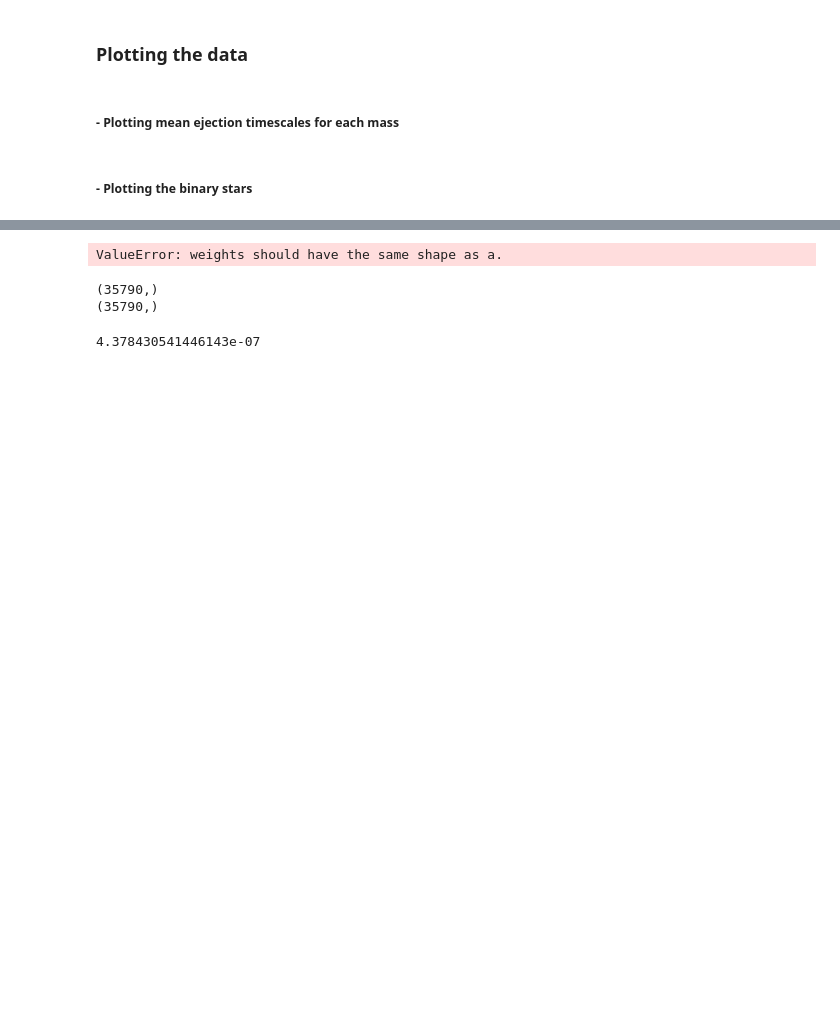
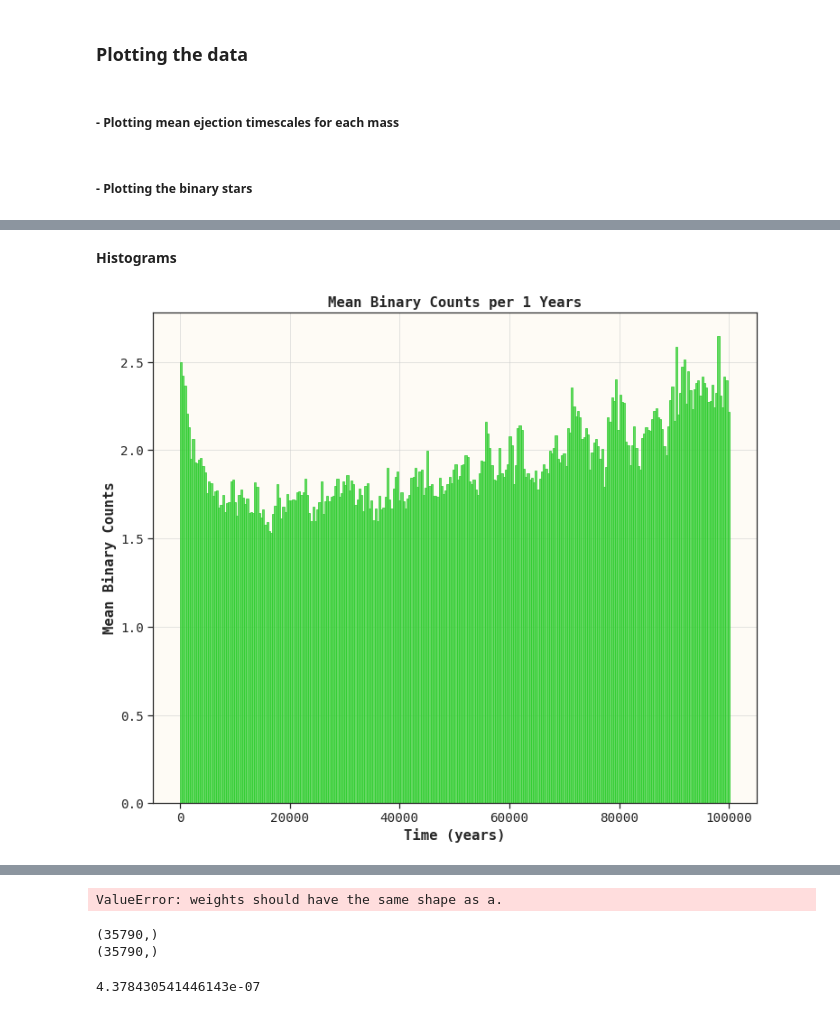
Before and after one commit to quartzar/n-body-cuda, a Jupyter notebook: nbody_binary.ipynb, the cells around one changed output, grey strips where cells are left out. Cells and saved outputs as stored; diff of their text form; code cells hidden in the pictures; blank space fills up the shorter version.

```diff
--- a/nbody_binary.ipynb
+++ b/nbody_binary.ipynb
@@ -407,0 +943,42 @@ Total Energy:  2.066743248859247e-06
+# %% [markdown]
+**Histograms**
+# %%
+# Set data
+step_time_years = 1  # in years
+step_time = step_time_years * 365.25
+x_data = pair_times_arr
+y_data = binary_counts_arr
+
+# Calculate the number of bins
+total_time = x_data.max()
+num_bins = int(np.ceil(total_time / step_time))
+
+# Calculate the bin edges
+bin_edges = np.linspace(0, num_bins * step_time, num_bins + 1)
+
+# Compute the histogram and the number of non-empty elements in each bin
+hist_values, _ = np.histogram(x_data, bins=bin_edges, weights=y_data)
+hist_counts, _ = np.histogram(x_data, bins=bin_edges)
+
+# Calculate the mean binary counts per bin
+mean_values = hist_values / np.where(hist_counts == 0, 1, hist_counts)
+
+# Calculate the bin centers
+bin_centers = (bin_edges[:-1] + bin_edges[1:]) / 2
+
+# Create bar plot using matplotlib
+fig, ax = plt.subplots()
+fig.set_size_inches(12, 10)
+ax.bar(bin_centers, mean_values, width=step_time, color='limegreen', edgecolor='limegreen', alpha=0.75)
+ax.grid(axis='both', alpha=0.5)
+ax.set_facecolor((254/255, 251/255, 245/255, 1))
+
+# Set labels and title
+ax.set_xlabel('Time (years)')
+ax.set_ylabel('Mean Binary Counts')
+ax.set_title(f'Mean Binary Counts per {step_time_years} Years')
+
+# Show the plot
+plt.show()
+# %% [output]
+[figure, added]
```
Also changed, not shown: parts of 35 cells of this notebook, 3 other files.
